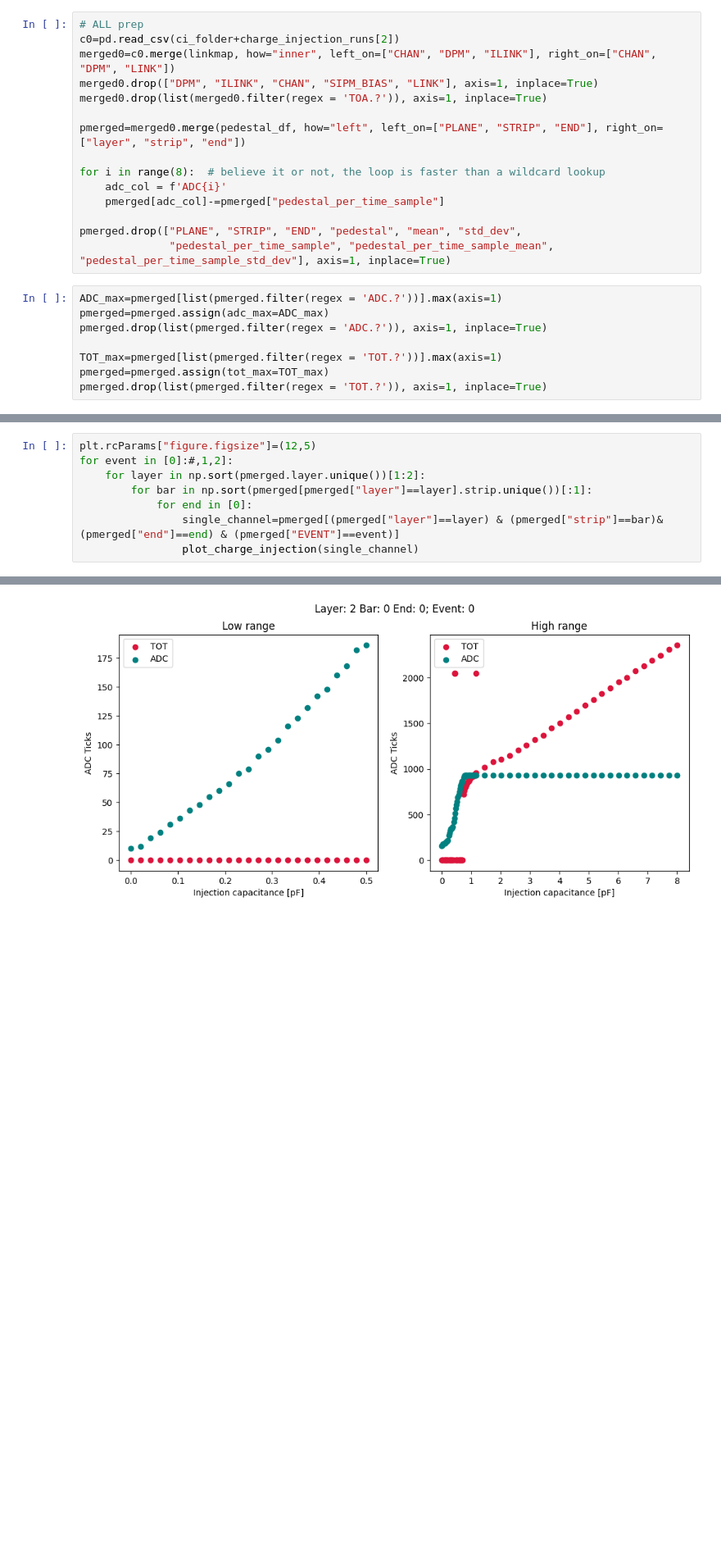
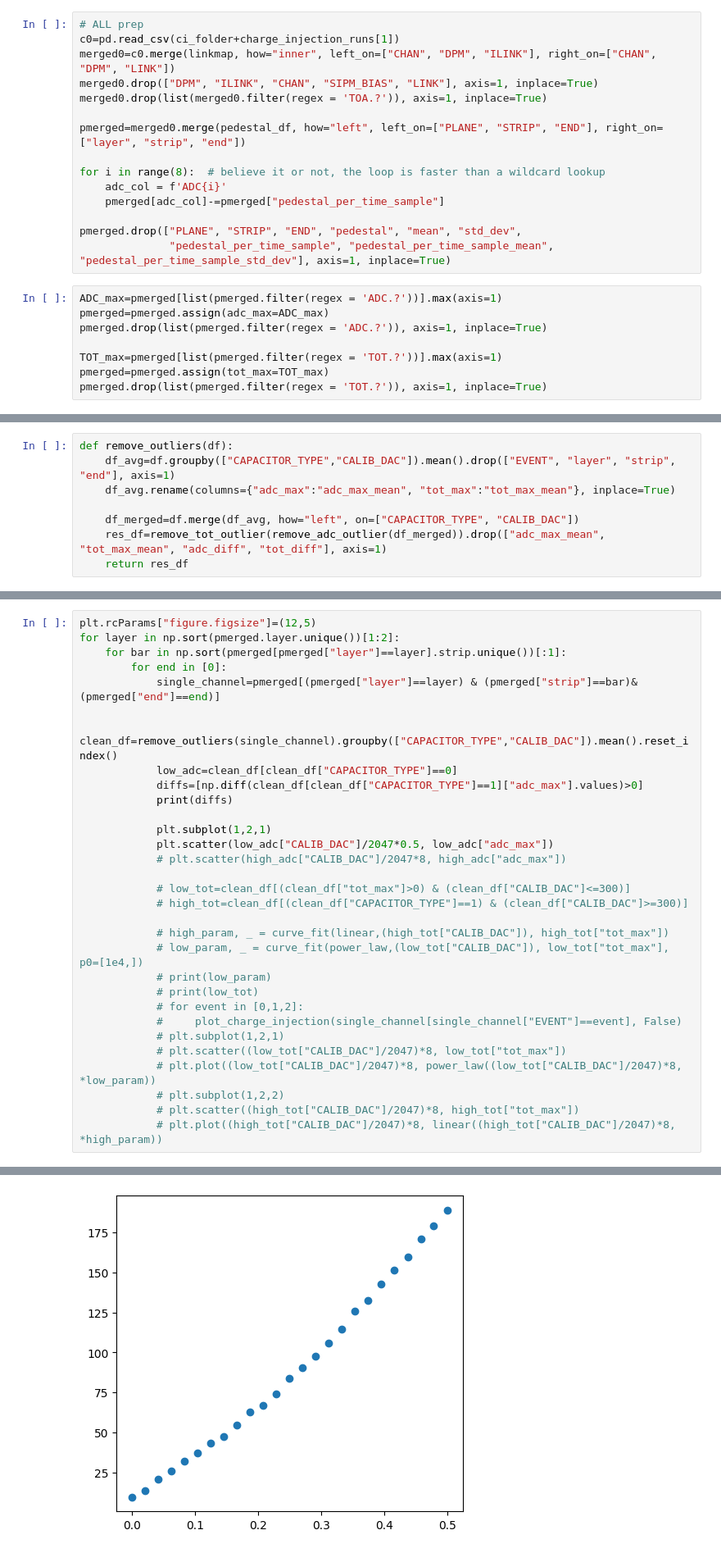
Before and after one commit to gajdangreta/hcalTestBeam, a Jupyter notebook: hcalEnv/notebooks/charge_injection.ipynb, the cells around one changed output, grey strips where cells are left out. Shown at 82% size. Saved outputs shown, nothing was run; the diff lists cells and outputs as text; blank space fills up the shorter version.

Commit message:
charge injection outlier cleanup

```diff
--- a/hcalEnv/notebooks/charge_injection.ipynb
+++ b/hcalEnv/notebooks/charge_injection.ipynb
@@ -68,7 +76,7 @@ linkmap=pd.read_csv(c_folder+"map.csv")
 pedestal_df=pd.read_csv(c_folder+"pedestal.csv", sep=',') # normal pedestal_file needs to be used
 # %%
 # ALL prep
-c0=pd.read_csv(ci_folder+charge_injection_runs[2])
+c0=pd.read_csv(ci_folder+charge_injection_runs[1])
 merged0=c0.merge(linkmap, how="inner", left_on=["CHAN", "DPM", "ILINK"], right_on=["CHAN", "DPM", "LINK"])
 merged0.drop(["DPM", "ILINK", "CHAN", "SIPM_BIAS", "LINK"], axis=1, inplace=True)
 merged0.drop(list(merged0.filter(regex = 'TOA.?')), axis=1, inplace=True)
@@ -91,0 +116,8 @@ pmerged.drop(list(pmerged.filter(regex = 'TOT.?')), axis=1, inplace=True)
+# %%
+def remove_outliers(df):
+    df_avg=df.groupby(["CAPACITOR_TYPE","CALIB_DAC"]).mean().drop(["EVENT", "layer", "strip", "end"], axis=1)
+    df_avg.rename(columns={"adc_max":"adc_max_mean", "tot_max":"tot_max_mean"}, inplace=True)
+
+    df_merged=df.merge(df_avg, how="left", on=["CAPACITOR_TYPE", "CALIB_DAC"])
+    res_df=remove_tot_outlier(remove_adc_outlier(df_merged)).drop(["adc_max_mean", "tot_max_mean", "adc_diff", "tot_diff"], axis=1)
+    return res_df
@@ -92,9 +127,32 @@ pmerged.drop(list(pmerged.filter(regex = 'TOT.?')), axis=1, inplace=True)
 # %%
 plt.rcParams["figure.figsize"]=(12,5)
-for event in [0]:#,1,2]:
-    for layer in np.sort(pmerged.layer.unique())[1:2]:
-        for bar in np.sort(pmerged[pmerged["layer"]==layer].strip.unique())[:1]:
-            for end in [0]:
-                single_channel=pmerged[(pmerged["layer"]==layer) & (pmerged["strip"]==bar)&(pmerged["end"]==end) & (pmerged["EVENT"]==event)]
-                plot_charge_injection(single_channel)
+for layer in np.sort(pmerged.layer.unique())[1:2]:
+    for bar in np.sort(pmerged[pmerged["layer"]==layer].strip.unique())[:1]:
+        for end in [0]:
+            single_channel=pmerged[(pmerged["layer"]==layer) & (pmerged["strip"]==bar)&(pmerged["end"]==end)]
+
+            clean_df=remove_outliers(single_channel).groupby(["CAPACITOR_TYPE","CALIB_DAC"]).mean().reset_index()
+            low_adc=clean_df[clean_df["CAPACITOR_TYPE"]==0]
+            diffs=[np.diff(clean_df[clean_df["CAPACITOR_TYPE"]==1]["adc_max"].values)>0]
+            print(diffs)
+
+            plt.subplot(1,2,1)
+            plt.scatter(low_adc["CALIB_DAC"]/2047*0.5, low_adc["adc_max"])
+            # plt.scatter(high_adc["CALIB_DAC"]/2047*8, high_adc["adc_max"])
+
+            # low_tot=clean_df[(clean_df["tot_max"]>0) & (clean_df["CALIB_DAC"]<=300)]
+            # high_tot=clean_df[(clean_df["CAPACITOR_TYPE"]==1) & (clean_df["CALIB_DAC"]>=300)]
+
+            # high_param, _ = curve_fit(linear,(high_tot["CALIB_DAC"]), high_tot["tot_max"])
+            # low_param, _ = curve_fit(power_law,(low_tot["CALIB_DAC"]), low_tot["tot_max"], p0=[1e4,])
+            # print(low_param)
+            # print(low_tot)
+            # for event in [0,1,2]:
+            #     plot_charge_injection(single_channel[single_channel["EVENT"]==event], False)
+            # plt.subplot(1,2,1)
+            # plt.scatter((low_tot["CALIB_DAC"]/2047)*8, low_tot["tot_max"])
+            # plt.plot((low_tot["CALIB_DAC"]/2047)*8, power_law((low_tot["CALIB_DAC"]/2047)*8, *low_param))
+            # plt.subplot(1,2,2)
+            # plt.scatter((high_tot["CALIB_DAC"]/2047)*8, high_tot["tot_max"])
+            # plt.plot((high_tot["CALIB_DAC"]/2047)*8, linear((high_tot["CALIB_DAC"]/2047)*8, *high_param))
 # %% [output]
@@ -103 +168 @@ for event in [0]:#,1,2]:
-[figure, old version]
+[figure, new version]
```
Also changed, not shown: parts of 10 cells of this notebook.
